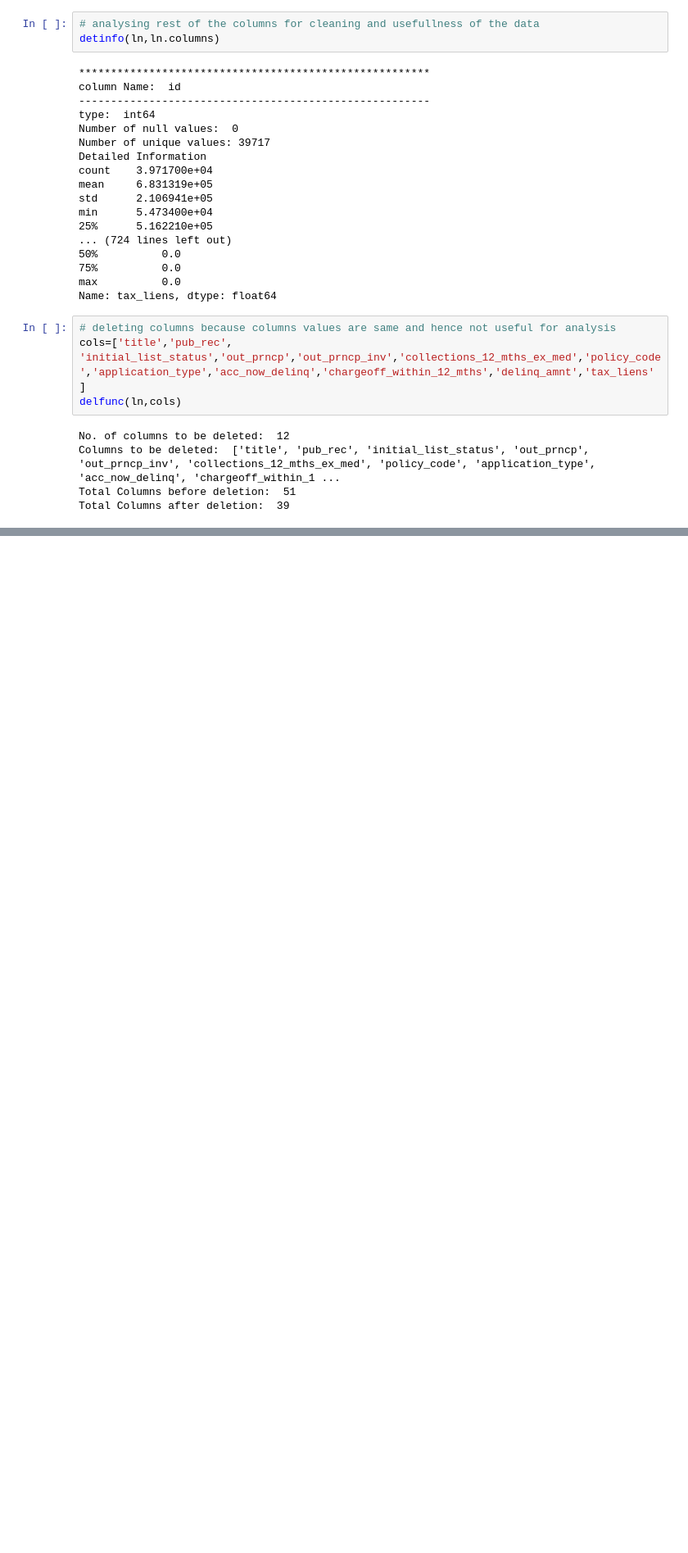
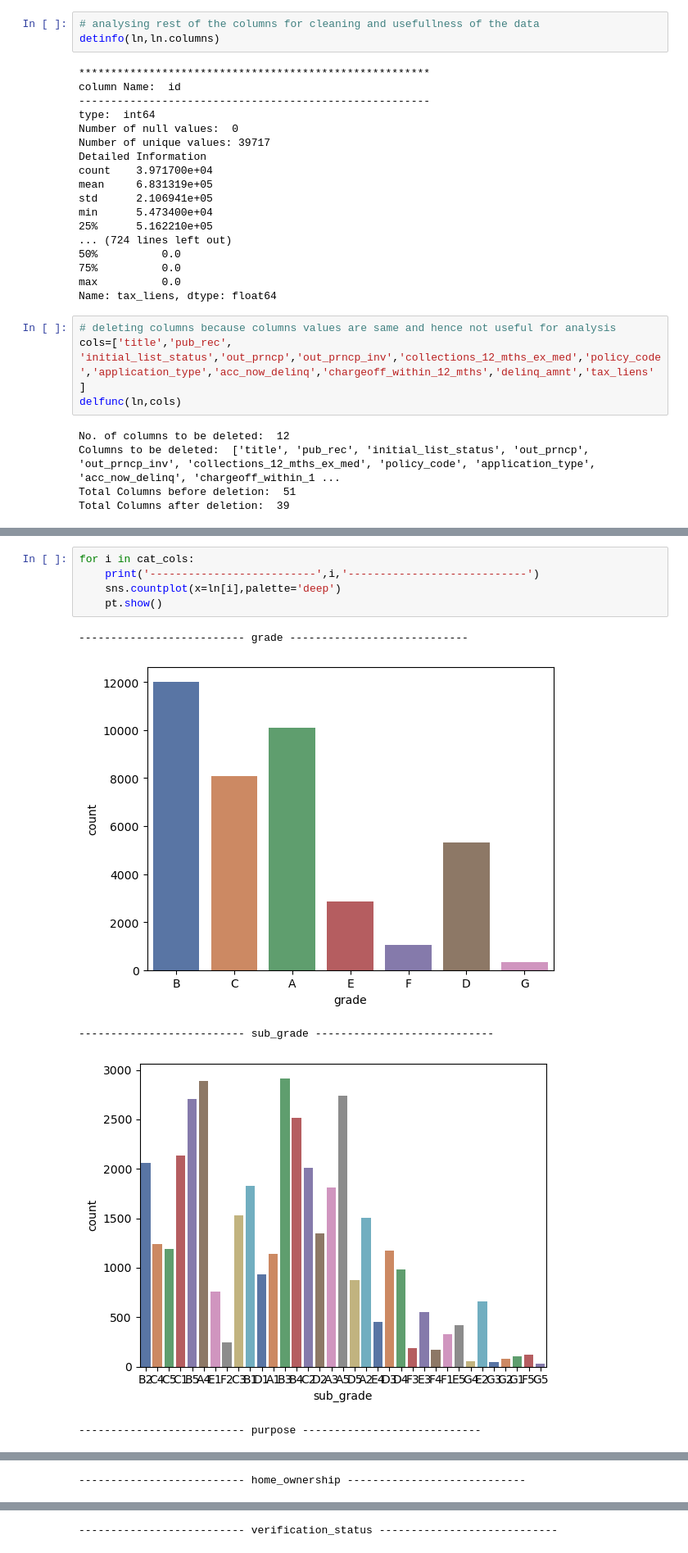
Before and after one commit to ganesh-hariraj/lending_casestudy, a Jupyter notebook: Lending_case.ipynb, the cells around one changed output, grey strips where cells are left out. Shown at 82% size. Cells and saved outputs as stored; diff of their text form; blank space fills up the shorter version.

```diff
--- a/Lending_case.ipynb
+++ b/Lending_case.ipynb
@@ -174,0 +227,11 @@ Name: annual_income, dtype: object
+# %%
+for i in cat_cols:
+    print('--------------------------',i,'----------------------------')
+    sns.countplot(x=ln[i],palette='deep')
+    pt.show()
+# %% [output]
+-------------------------- grade ----------------------------
+[figure, added]
+-------------------------- sub_grade ----------------------------
+[figure, added]
+-------------------------- purpose ----------------------------
@@ -174,0 +239 @@ Name: annual_income, dtype: object
+-------------------------- home_ownership ----------------------------
@@ -174,0 +241 @@ Name: annual_income, dtype: object
+-------------------------- verification_status ----------------------------
```
Also changed, not shown: parts of 13 cells of this notebook, 1 other file.
